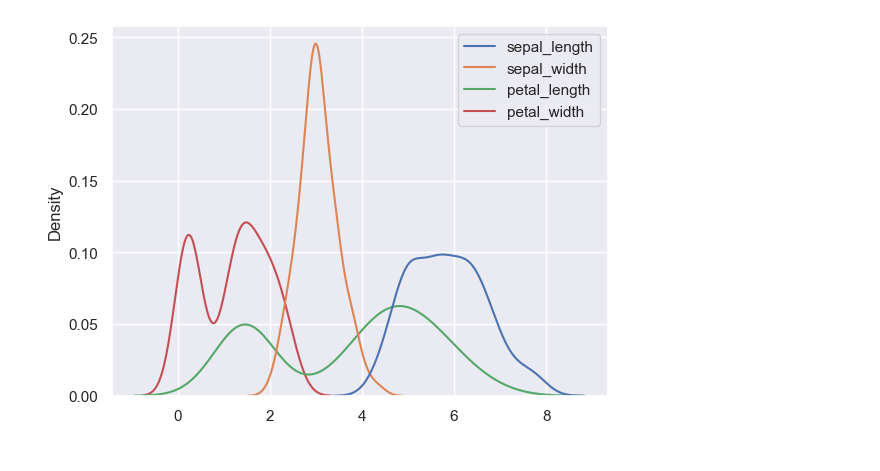
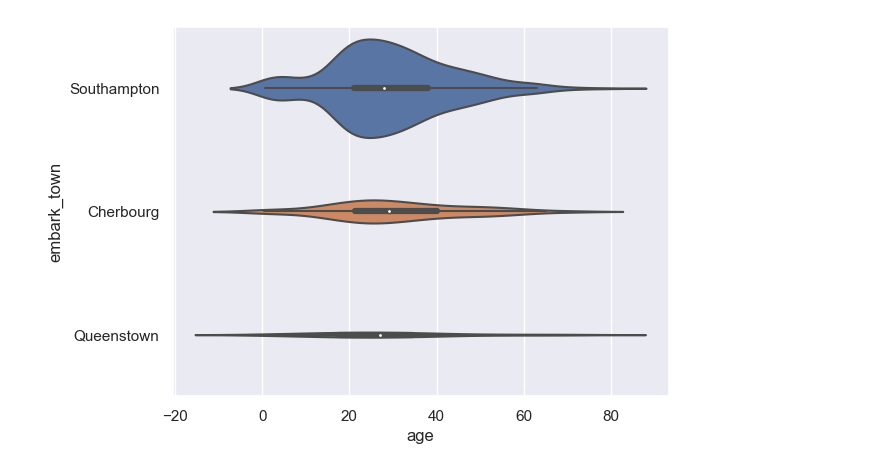
Before and after one commit to Kazi1318914/Plotify, a Jupyter notebook: test.ipynb, the cells around one changed output. Saved outputs shown, nothing was run; the diff lists cells and outputs as text; code cells hidden in the pictures.

Commit message:
Violin plot (#2)
* box_plot and density_plot fixed

* prevents plot to show before saving

* violin plot added

```diff
--- a/test.ipynb
+++ b/test.ipynb
@@ -183,7 +28,0 @@ class DensityPlot:
-# %%
-a = pd.DataFrame({ 'group' : np.repeat('A',500), 'value': np.random.normal(10, 5, 500) })
-b = pd.DataFrame({ 'group' : np.repeat('B',500), 'value': np.random.normal(13, 1.2, 500) })
-c = pd.DataFrame({ 'group' : np.repeat('B',500), 'value': np.random.normal(18, 1.2, 500) })
-d = pd.DataFrame({ 'group' : np.repeat('C',20), 'value': np.random.normal(25, 4, 20) })
-e = pd.DataFrame({ 'group' : np.repeat('D',100), 'value': np.random.uniform(12, size=100) })
-df= pd.concat([a, b, c, d], axis=0)
@@ -190,6 +151,6 @@ df= pd.concat([a, b, c, d], axis=0)
 # %%
 
-df = sns.load_dataset('iris')
+df = sns.load_dataset('titanic')
 # %%
 df.columns
 # %% [output]
@@ -198,20 +160 @@ Index(['sepal_length', 'sepal_width', 'petal_length', 'petal_width',
       dtype='object')
-# %%
-sns.set(style="darkgrid")
-fig, ax = plt.subplots()
-
-density_plot1 = DensityPlot(df, x='sepal_width', fill=True, color='darkred', ax=ax,
-                            title='Density plot of sepal width and sepal length')
-
-density_plot2 = DensityPlot(df, x='sepal_length', fill=True, color='darkblue', ax=ax)
-
-# To adjust labels and legends
-ax.set_xlabel("sepal_width, sepal_length")
-legend_labels = ['sepal_width', 'sepal_length']
-colors = ['darkred', 'darkblue']
-patches = [plt.plot([],[], marker="o", ms=10, ls="", color=colors[i],
-           label="{:s}".format(legend_labels[i]) )[0]  for i in range(len(legend_labels))]
-plt.legend(handles=patches)
-
-# Save the plot with file name 'sepal_plot.png' in the current directory
-density_plot2.save_plot('density_plot_2.png')
@@ -220,4 +161,4 @@ density_plot2.save_plot('density_plot_2.png')
-# %%
-DensityPlot(df).save_plot('density_plot.png')
-# %% [output]
-[figure, removed]
+# %%
+vp = Violinplot(df=df, x="age", y="embark_town", scale="count")
+# %% [output]
+[figure, added]
```
Also changed, not shown: parts of 7 cells of this notebook, 3 other files.
